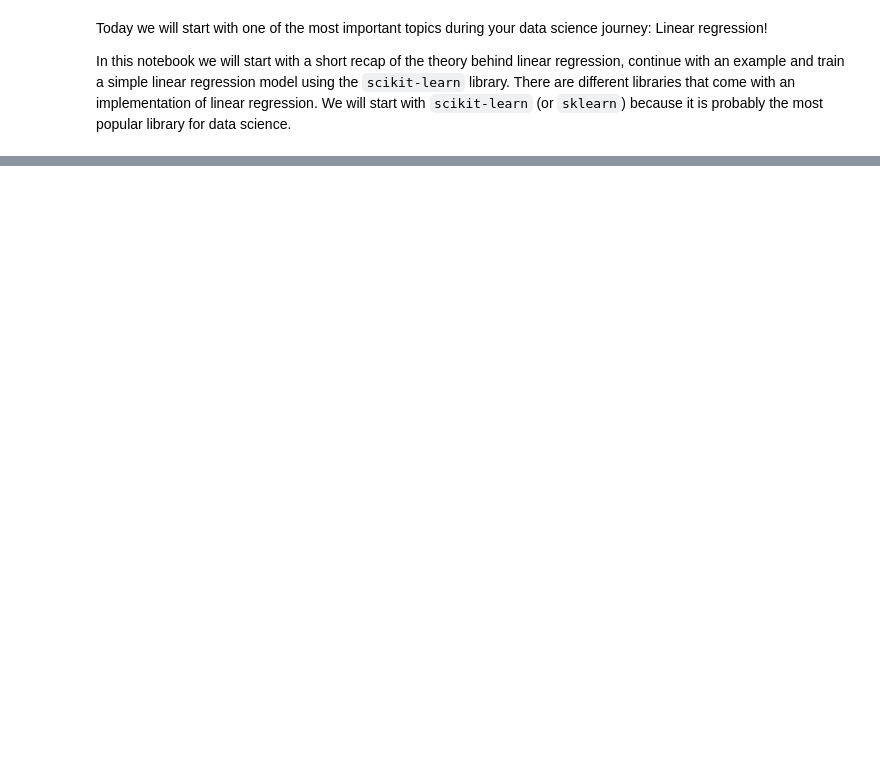
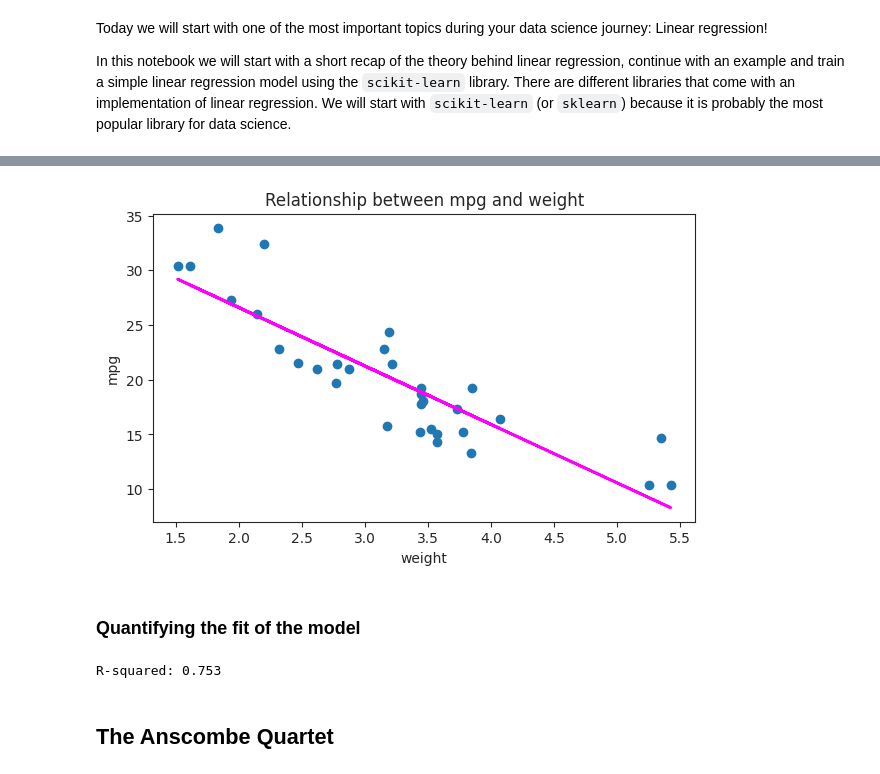
Before and after one commit to priyankagiri2026/ds-linearregression, a Jupyter notebook: practice.ipynb, the cells around one changed output, grey strips where cells are left out. Drawn from its saved outputs; the diff is of its cells as text; code cells hidden in the pictures; blank space fills up the shorter version.

```diff
--- a/practice.ipynb
+++ b/practice.ipynb
@@ -14,0 +30,3 @@ plt.rcParams["figure.figsize"] = (7, 4)
+# %%
+x = cars [["weight"]]
+y = cars ["mpg"]
@@ -14,0 +52,12 @@ plt.rcParams["figure.figsize"] = (7, 4)
+# %%
+plt.scatter(x, y)
+
+plt.plot(x, x * slope + intercept, "-", color="magenta", linewidth=2)
+
+plt.title("Relationship between mpg and weight")
+plt.ylabel("mpg")
+plt.xlabel("weight");
+# %% [output]
+[figure, added]
+# %% [markdown]
+### Quantifying the fit of the model
@@ -14,0 +66,6 @@ plt.rcParams["figure.figsize"] = (7, 4)
+# %%
+y_hat = lin_reg.predict(x)
+
+print("R-squared:", round(r2_score(y, y_hat), 3))
+# %% [output]
+R-squared: 0.753
@@ -14,0 +79,2 @@ plt.rcParams["figure.figsize"] = (7, 4)
+# %% [markdown]
+## The Anscombe Quartet
```
Also changed, not shown: parts of 10 cells of this notebook.
